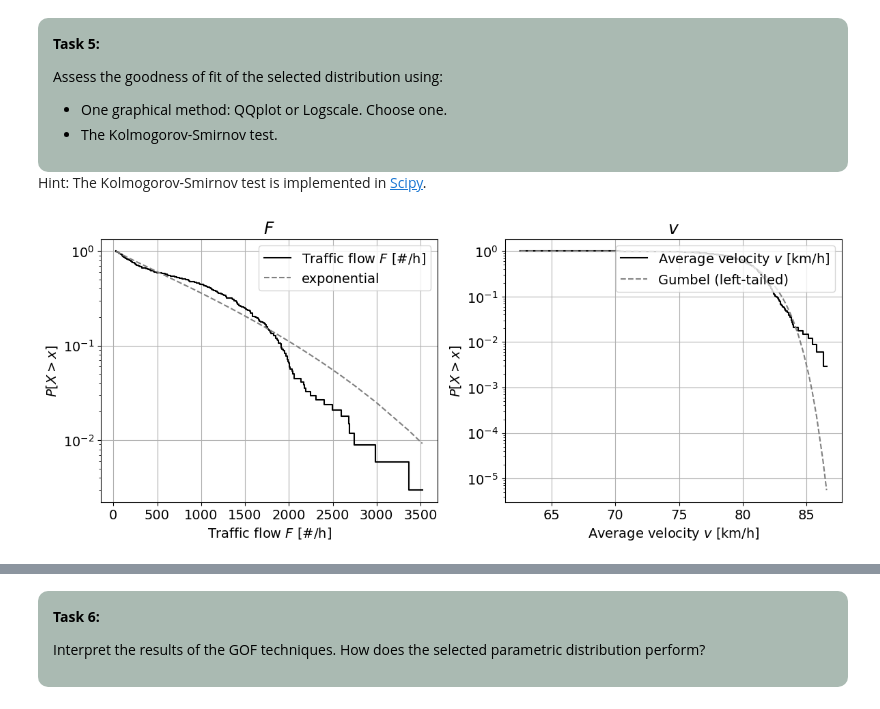
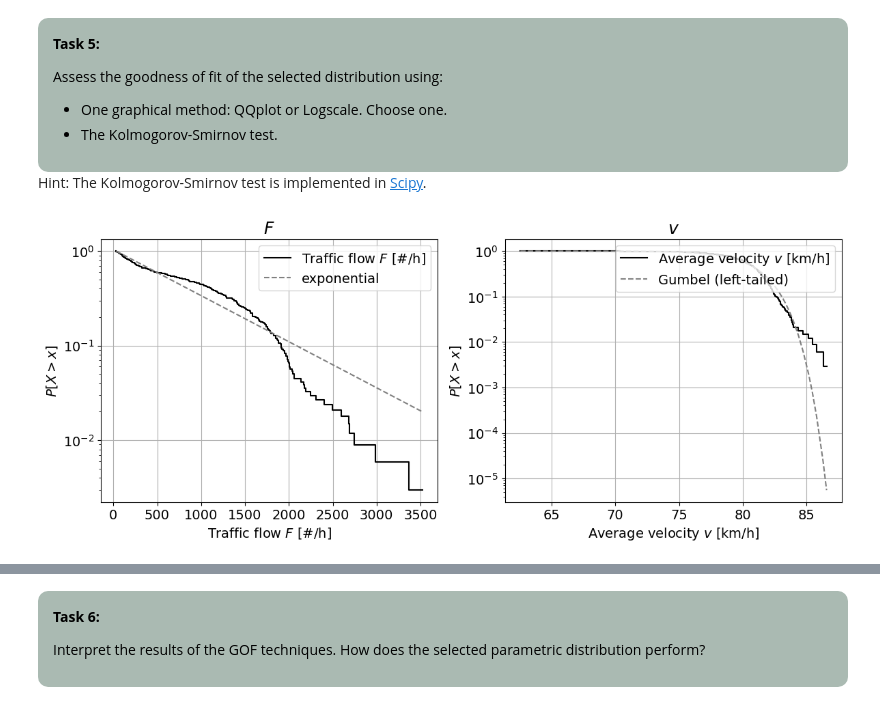
Before and after one commit to MUDE-2025/GA1.4, a Jupyter notebook: 02 Traffic/02_analysis_traffic.ipynb, the cells around one changed output, grey strips where cells are left out. Drawn from its saved outputs; the diff is of its cells as text; code cells hidden in the pictures.

```diff
--- a/02 Traffic/02_analysis_traffic.ipynb
+++ b/02 Traffic/02_analysis_traffic.ipynb
@@ -182,7 +182,7 @@ Fit the selected distributions to the observations using MLE.
 
 Hint: Use [Scipy](https://docs.scipy.org/doc/scipy/reference/stats.html)'s built-in functions (be careful with the parameter definitions!).
 # %%
-params_F = stats.beta.fit(F)
+params_F = stats.expon.fit(F)
 params_v = stats.gumbel_l.fit(v)
 # %%
 ### YOUR CODE HERE ###
@@ -203,31 +203,31 @@ Hint: The Kolmogorov-Smirnov test is implemented in [Scipy](https://docs.scipy.o
 # %%
 # Graphical method
 
 # Logscale
 fig, axes = plt.subplots(1, 2, figsize=(14, 5))
 
 axes[0].step(ecdf(F)[1], 1-ecdf(F)[0],
              color='k', label='Traffic flow $F$ [#/h]')
-axes[0].plot(ecdf(F)[1], 1-stats.beta.cdf(ecdf(F)[1], *params_F), '--', color = 'grey', label='exponential')
+axes[0].plot(ecdf(F)[1], 1-stats.expon.cdf(ecdf(F)[1], *params_F), '--', color = 'grey', label='exponential')
 axes[0].set_xlabel('Traffic flow $F$ [#/h]')
 axes[0].set_ylabel('${P[X > x]}$')
 axes[0].set_title('$F$', fontsize=18)
 axes[0].set_yscale('log')
 axes[0].legend(loc = "upper right")
 axes[0].grid()
 
 axes[1].step(ecdf(v)[1], 1-ecdf(v)[0],
              color='k', label='Average velocity $v$ [km/h]')
 axes[1].plot(ecdf(v)[1], 1-stats.gumbel_l.cdf(ecdf(v)[1], *params_v),
              '--', color = 'grey', label='Gumbel (left-tailed)')
 axes[1].set_xlabel('Average velocity $v$ [km/h]')
 axes[1].set_ylabel('${P[X > x]}$')
 axes[1].set_title('$v$', fontsize=18)
 axes[1].set_yscale('log')
 axes[1].legend(loc = "upper right")
 axes[1].grid()
 # %% [output]
-[figure, old version]
+[figure, new version]
 # %%
 # QQ plot
 fig, axes = plt.subplots(1, 2, figsize=(14, 5))
```
Also changed, not shown: parts of 9 cells of this notebook, 1 other file.
